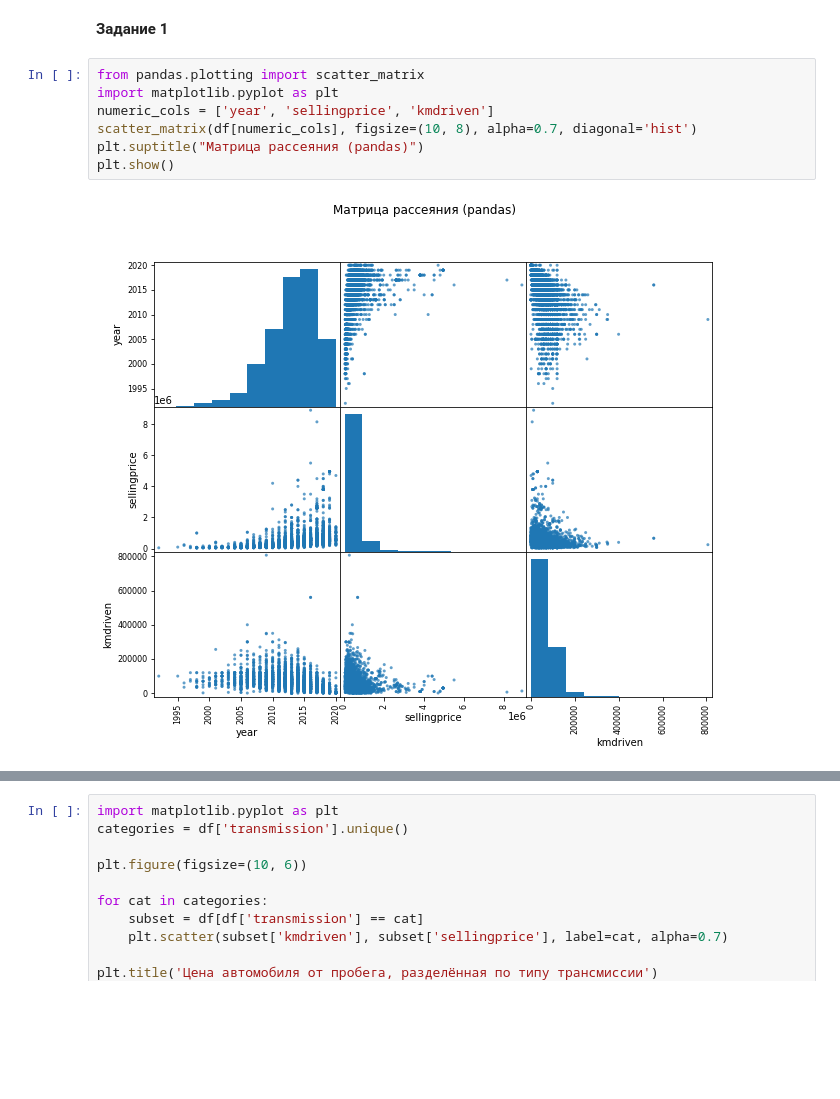
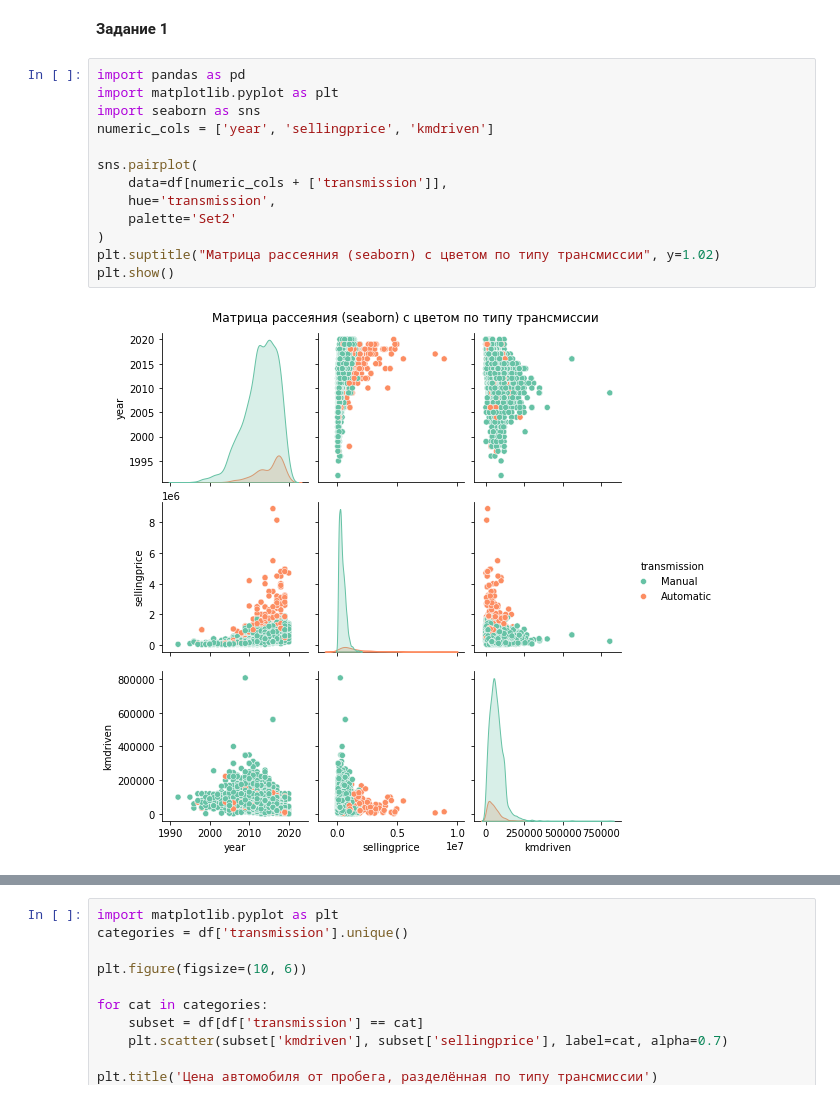
Before and after one commit to Artem12Reshetnikov/Data_Analytics, a Jupyter notebook: ЛР2_Решетников_Вариант_4.ipynb, the cells around one changed output, grey strips where cells are left out. Saved outputs shown, nothing was run; the diff lists cells and outputs as text; blank space fills up the shorter version.

```diff
--- a/ЛР2_Решетников_Вариант_4.ipynb
+++ b/ЛР2_Решетников_Вариант_4.ipynb
@@ -37,12 +37,18 @@ df.describe()
 # %% [markdown]
 **Задание 1**
 # %%
-from pandas.plotting import scatter_matrix
+import pandas as pd
 import matplotlib.pyplot as plt
+import seaborn as sns
 numeric_cols = ['year', 'sellingprice', 'kmdriven']
-scatter_matrix(df[numeric_cols], figsize=(10, 8), alpha=0.7, diagonal='hist')
-plt.suptitle("Матрица рассеяния (pandas)")
+
+sns.pairplot(
+    data=df[numeric_cols + ['transmission']],
+    hue='transmission',
+    palette='Set2'
+)
+plt.suptitle("Матрица рассеяния (seaborn) с цветом по типу трансмиссии", y=1.02)
 plt.show()
 # %% [output]
-[figure, old version]
+[figure, new version]
 # %% [markdown]
```
Also changed, not shown: parts of 3 cells of this notebook.
